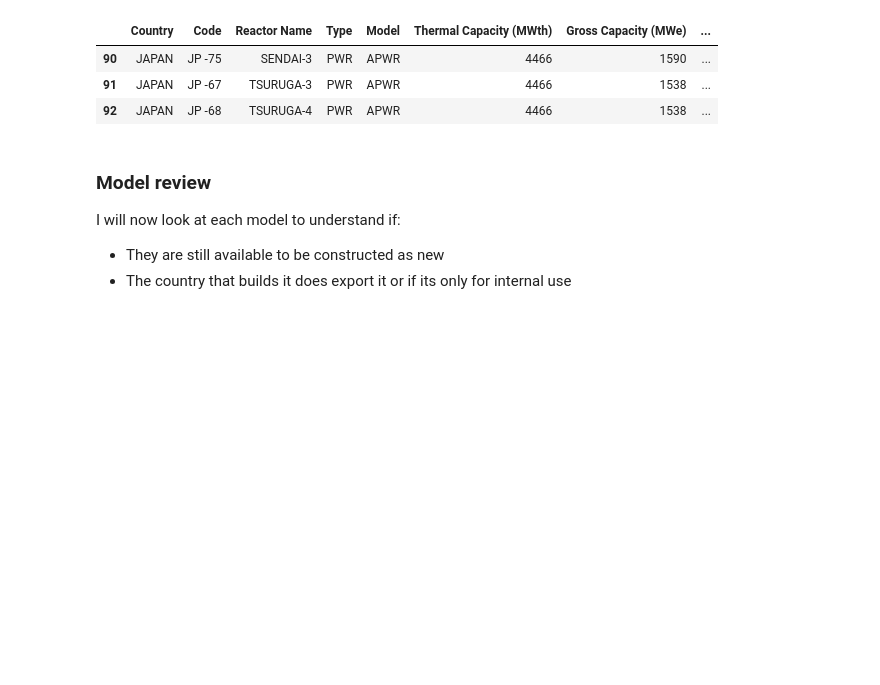
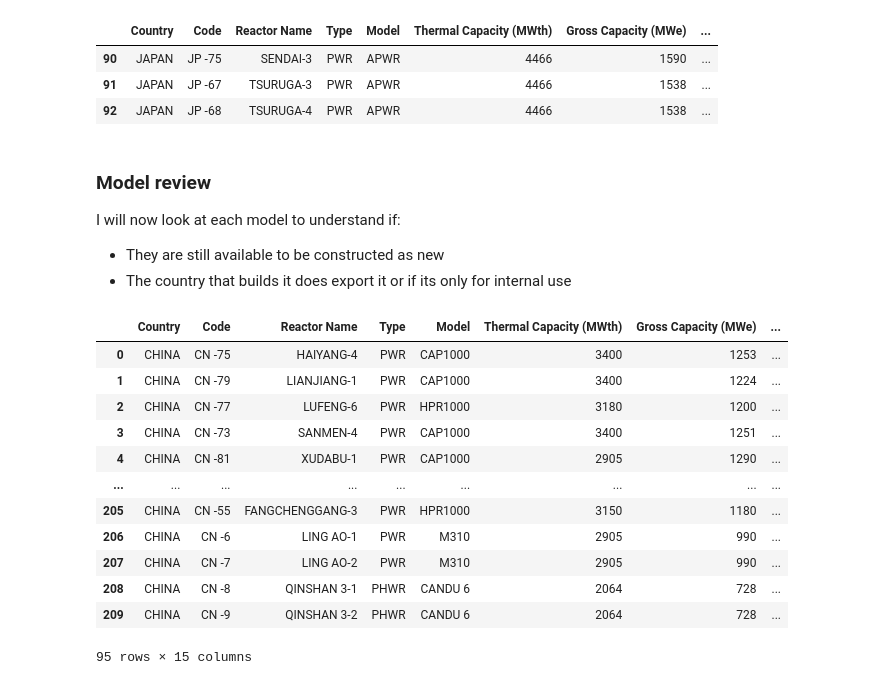
Before and after one commit to simo-pagliu/Master-Thesis, a Jupyter notebook: 01 - Attributes Definition/Reactors Data/PRIS Data Analysis.ipynb, the cells around one changed output. Saved outputs shown, nothing was run; the diff lists cells and outputs as text; code cells hidden in the pictures; blank space fills up the shorter version.

```diff
--- a/01 - Attributes Definition/Reactors Data/PRIS Data Analysis.ipynb
+++ b/01 - Attributes Definition/Reactors Data/PRIS Data Analysis.ipynb
@@ -527,3 +527,19 @@ for m in models_to_study:
 I will now look at each model to understand if:
 - They are still available to be constructed as new
 - The country that builds it does export it or if its only for internal use
+# %%
+df_Complete[df_Complete['Country'] == 'CHINA']
+# %% [output]
+|  | Country | Code | Reactor Name | Type | Model | Thermal Capacity (MWth) | Gross Capacity (MWe) | ... |
+| 0 | CHINA | CN -75 | HAIYANG-4 | PWR | CAP1000 | 3400 | 1253 | ... |
+| 1 | CHINA | CN -79 | LIANJIANG-1 | PWR | CAP1000 | 3400 | 1224 | ... |
+| 2 | CHINA | CN -77 | LUFENG-6 | PWR | HPR1000 | 3180 | 1200 | ... |
+| 3 | CHINA | CN -73 | SANMEN-4 | PWR | CAP1000 | 3400 | 1251 | ... |
+| 4 | CHINA | CN -81 | XUDABU-1 | PWR | CAP1000 | 2905 | 1290 | ... |
+| ... | ... | ... | ... | ... | ... | ... | ... | ... |
+| 205 | CHINA | CN -55 | FANGCHENGGANG-3 | PWR | HPR1000 | 3150 | 1180 | ... |
+| 206 | CHINA | CN -6 | LING AO-1 | PWR | M310 | 2905 | 990 | ... |
+| 207 | CHINA | CN -7 | LING AO-2 | PWR | M310 | 2905 | 990 | ... |
+| 208 | CHINA | CN -8 | QINSHAN 3-1 | PHWR | CANDU 6 | 2064 | 728 | ... |
+| 209 | CHINA | CN -9 | QINSHAN 3-2 | PHWR | CANDU 6 | 2064 | 728 | ... |
+95 rows × 15 columns
```
Also changed, not shown: parts of 2 cells of this notebook.
